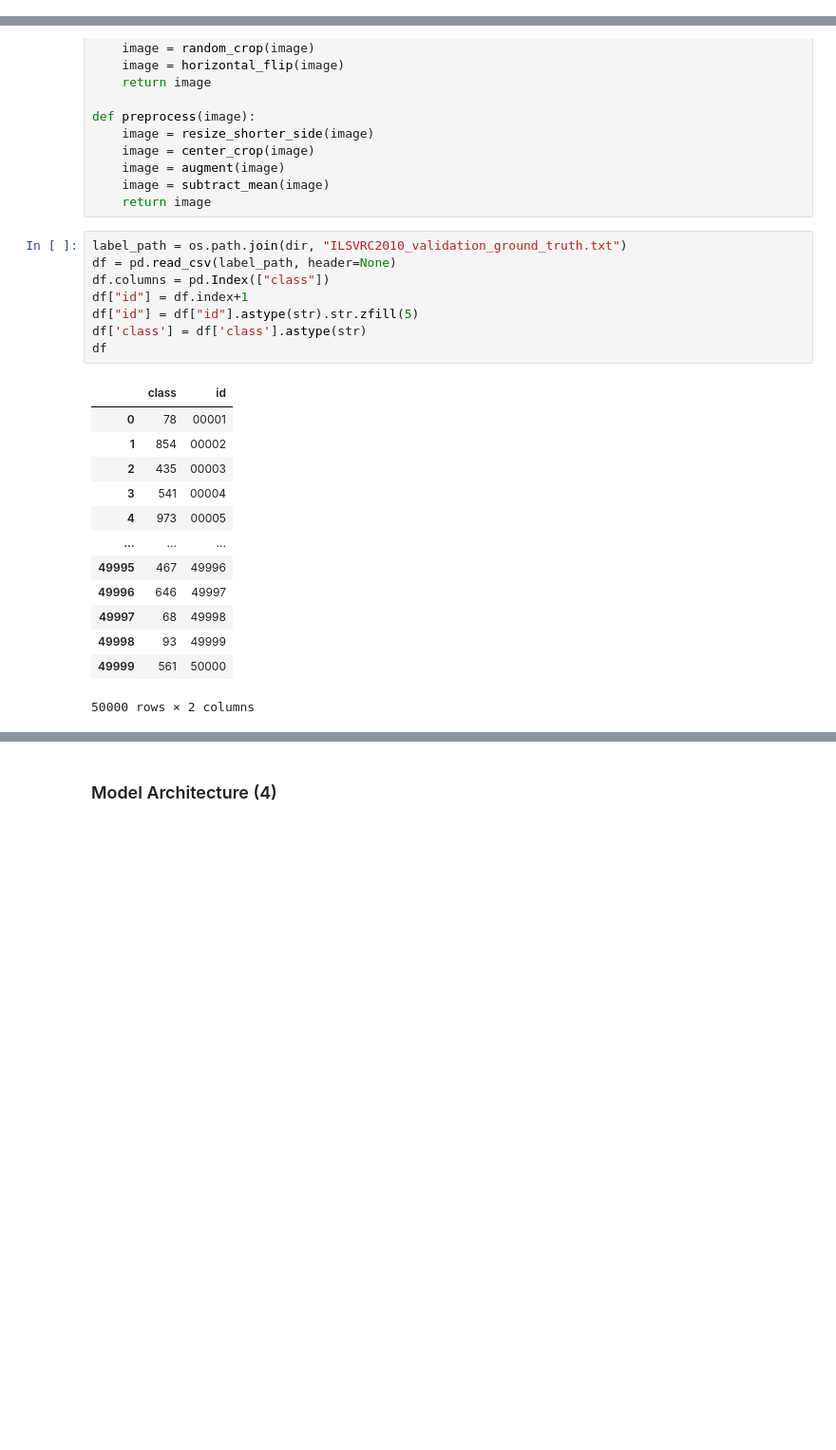
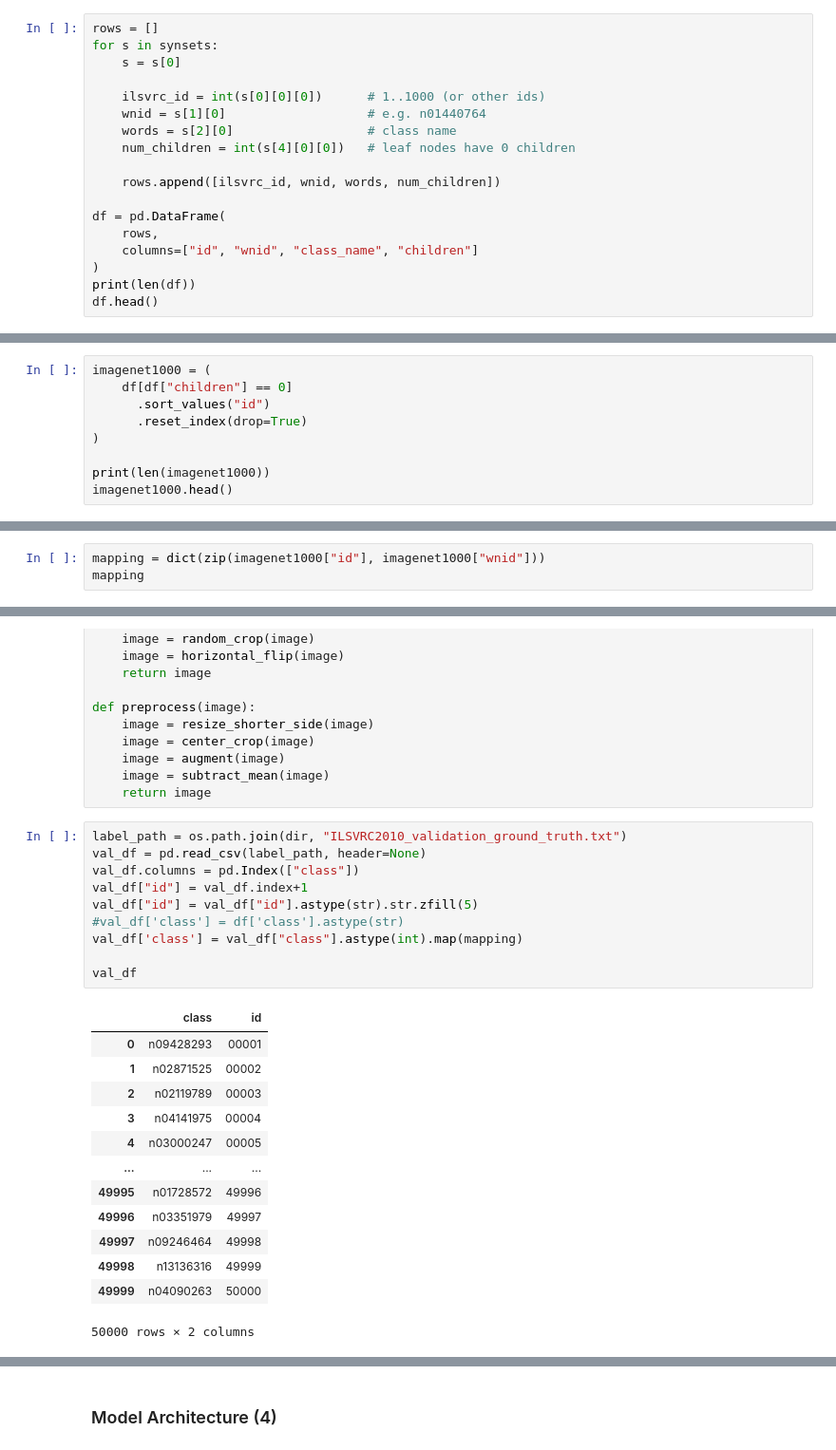
Before and after one commit to prashanthprabhu24/PaperClip, a Jupyter notebook: Imagenet/AlexNet.ipynb, the cells around one changed output, grey strips where cells are left out. Shown at 95% size. Drawn from its saved outputs; the diff is of its cells as text; blank space fills up the shorter version.

```diff
--- a/Imagenet/AlexNet.ipynb
+++ b/Imagenet/AlexNet.ipynb
@@ -46,0 +75,18 @@ Validation images: 50000
+# %%
+rows = []
+for s in synsets:
+    s = s[0]
+
+    ilsvrc_id = int(s[0][0][0])      # 1..1000 (or other ids)
+    wnid = s[1][0]                   # e.g. n01440764
+    words = s[2][0]                  # class name
+    num_children = int(s[4][0][0])   # leaf nodes have 0 children
+
+    rows.append([ilsvrc_id, wnid, words, num_children])
+
+df = pd.DataFrame(
+    rows,
+    columns=["id", "wnid", "class_name", "children"]
+)
+print(len(df))
+df.head()
@@ -46,0 +101,9 @@ Validation images: 50000
+# %%
+imagenet1000 = (
+    df[df["children"] == 0]
+      .sort_values("id")
+      .reset_index(drop=True)
+)
+
+print(len(imagenet1000))
+imagenet1000.head()
@@ -46,0 +118,3 @@ Validation images: 50000
+# %%
+mapping = dict(zip(imagenet1000["id"], imagenet1000["wnid"]))
+mapping
@@ -91,25 +183,27 @@ def preprocess(image):
     return image
 # %%
 label_path = os.path.join(dir, "ILSVRC2010_validation_ground_truth.txt")
-df = pd.read_csv(label_path, header=None)
-df.columns = pd.Index(["class"])
-df["id"] = df.index+1
-df["id"] = df["id"].astype(str).str.zfill(5)
-df['class'] = df['class'].astype(str)
-df
+val_df = pd.read_csv(label_path, header=None)
+val_df.columns = pd.Index(["class"])
+val_df["id"] = val_df.index+1
+val_df["id"] = val_df["id"].astype(str).str.zfill(5)
+#val_df['class'] = df['class'].astype(str)
+val_df['class'] = val_df["class"].astype(int).map(mapping)
+
+val_df
 # %% [output]
 |  | class | id |
-| 0 | 78 | 00001 |
-| 1 | 854 | 00002 |
-| 2 | 435 | 00003 |
-| 3 | 541 | 00004 |
-| 4 | 973 | 00005 |
+| 0 | n09428293 | 00001 |
+| 1 | n02871525 | 00002 |
+| 2 | n02119789 | 00003 |
+| 3 | n04141975 | 00004 |
+| 4 | n03000247 | 00005 |
 | ... | ... | ... |
-| 49995 | 467 | 49996 |
-| 49996 | 646 | 49997 |
-| 49997 | 68 | 49998 |
-| 49998 | 93 | 49999 |
-| 49999 | 561 | 50000 |
+| 49995 | n01728572 | 49996 |
+| 49996 | n03351979 | 49997 |
+| 49997 | n09246464 | 49998 |
+| 49998 | n13136316 | 49999 |
+| 49999 | n04090263 | 50000 |
 50000 rows × 2 columns
 # %%
 prefix = "ILSVRC2010_val_000"
```
Also changed, not shown: parts of 26 cells of this notebook.
